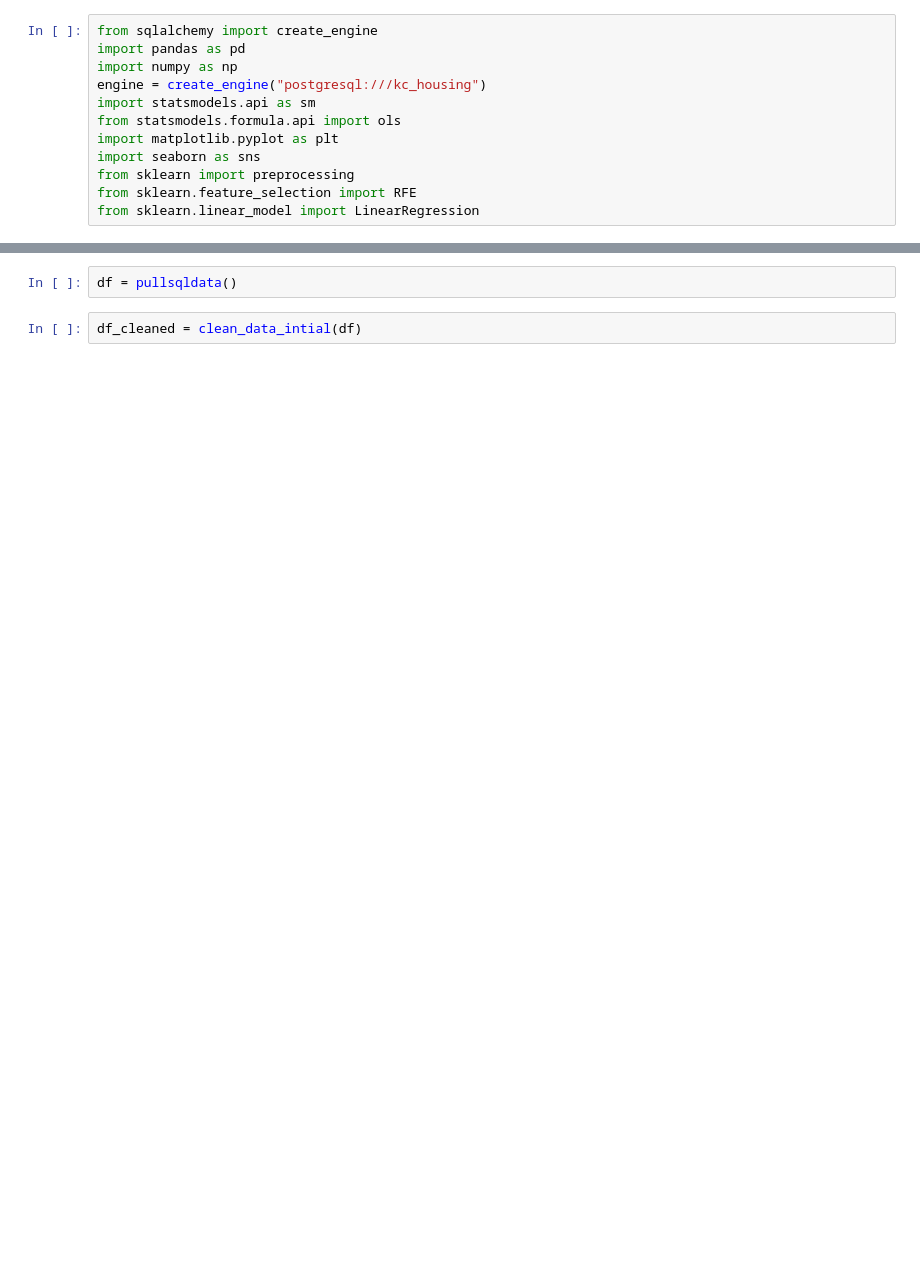
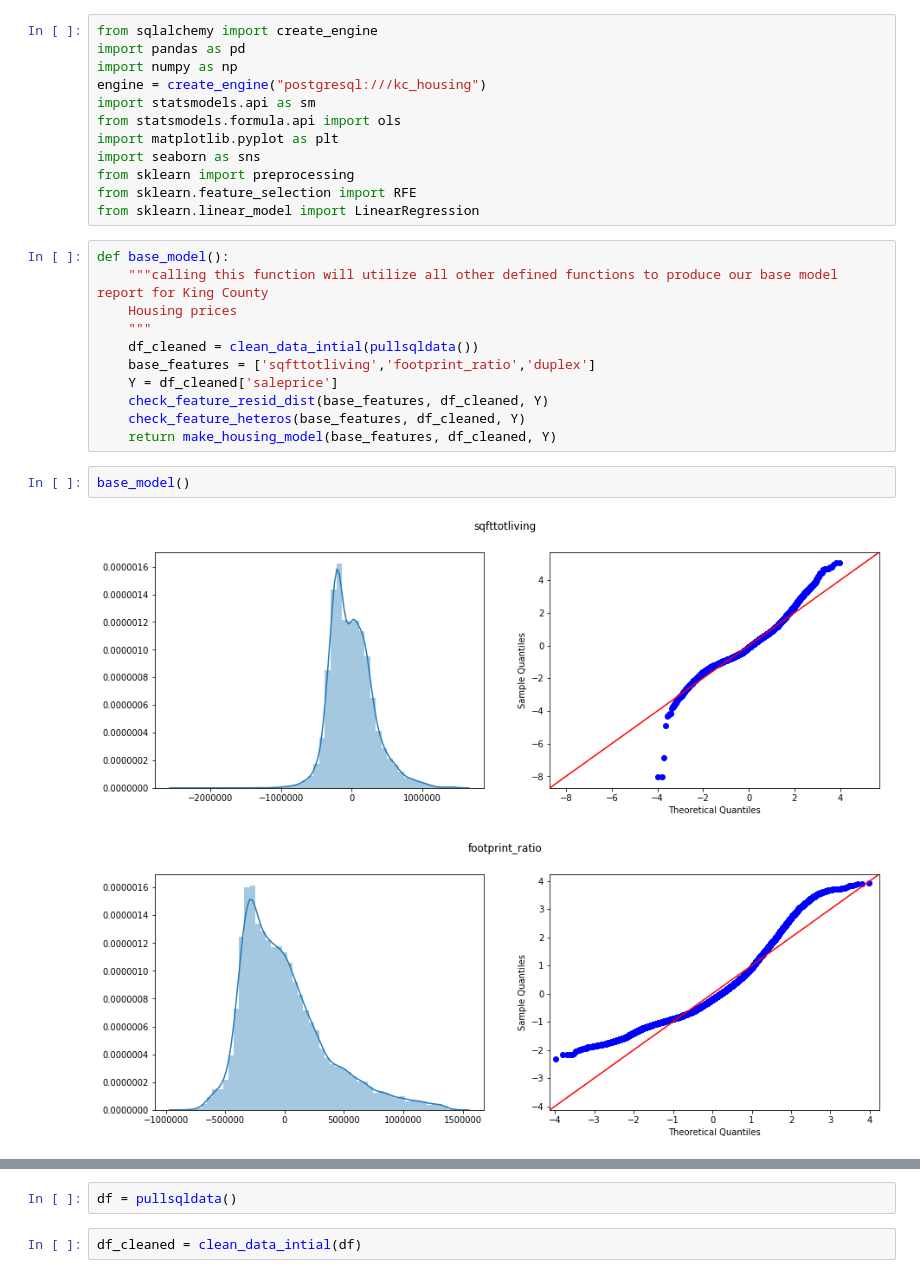
Before and after one commit to aabrahamson3/king-county-housing, a Jupyter notebook: notebooks/exploratory/02-aa-eda.ipynb, the cells around one changed output, grey strips where cells are left out. Saved outputs shown, nothing was run; the diff lists cells and outputs as text; blank space fills up the shorter version.

Commit message:
added base_model function and added more to cleaning function

```diff
--- a/notebooks/exploratory/02-aa-eda.ipynb
+++ b/notebooks/exploratory/02-aa-eda.ipynb
@@ -10,3 +10,19 @@ import seaborn as sns
 from sklearn import preprocessing
 from sklearn.feature_selection import RFE
 from sklearn.linear_model import LinearRegression
+# %%
+def base_model():
+    """calling this function will utilize all other defined functions to produce our base model report for King County
+    Housing prices
+    """
+    df_cleaned = clean_data_intial(pullsqldata())
+    base_features = ['sqfttotliving','footprint_ratio','duplex']
+    Y = df_cleaned['saleprice']
+    check_feature_resid_dist(base_features, df_cleaned, Y)
+    check_feature_heteros(base_features, df_cleaned, Y)
+    return make_housing_model(base_features, df_cleaned, Y)
+# %%
+base_model()
+# %% [output]
+[figure, added]
+[figure, added]
```
Also changed, not shown: parts of 4 cells of this notebook.
